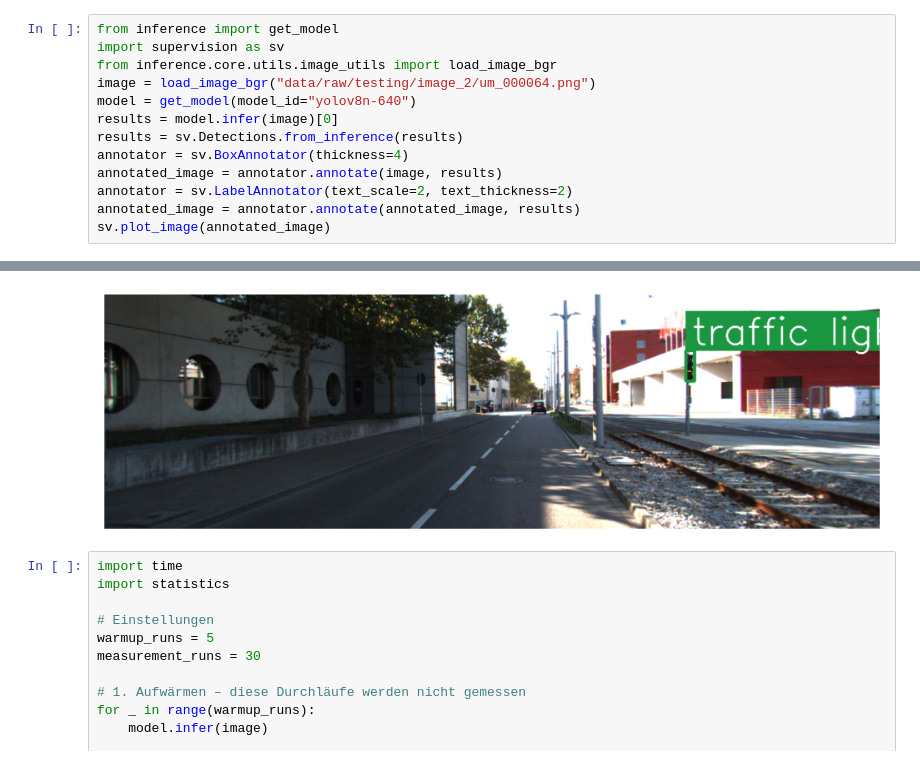
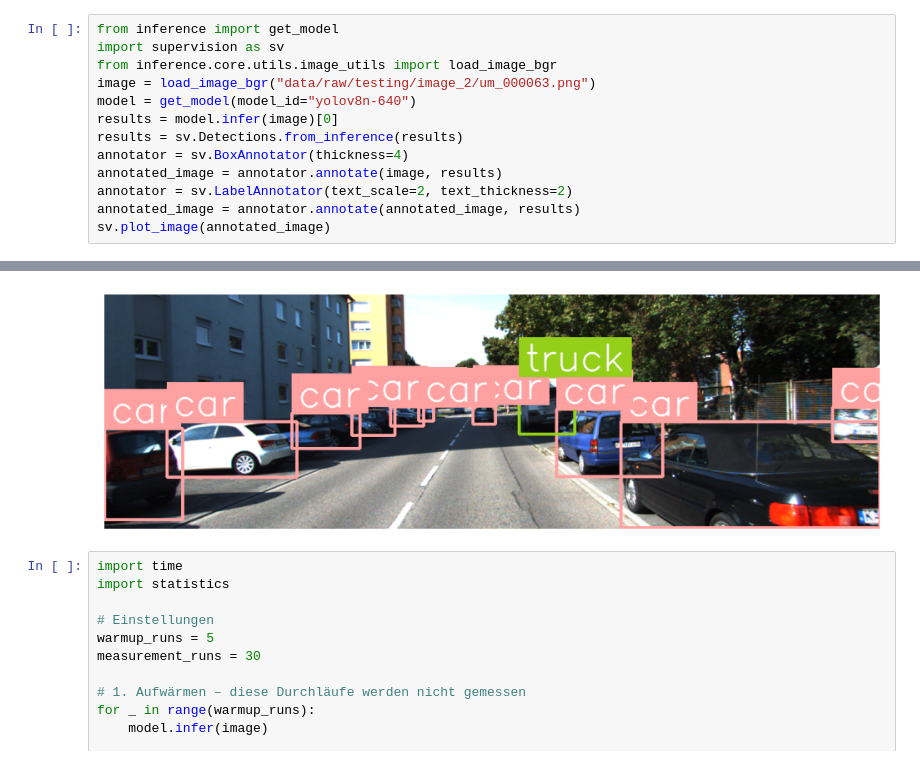
Before and after one commit to JakobHauswirth/intelligence-engineering-5, a Jupyter notebook: notebooks/YOLOv8 Model Deployment.ipynb, the cells around one changed output, grey strips where cells are left out. Drawn from its saved outputs; the diff is of its cells as text.

```diff
--- a/notebooks/YOLOv8 Model Deployment.ipynb
+++ b/notebooks/YOLOv8 Model Deployment.ipynb
@@ -2,7 +2,7 @@
 from inference import get_model
 import supervision as sv
 from inference.core.utils.image_utils import load_image_bgr
-image = load_image_bgr("data/raw/testing/image_2/um_000064.png")
+image = load_image_bgr("data/raw/testing/image_2/um_000063.png")
 model = get_model(model_id="yolov8n-640")
 results = model.infer(image)[0]
 results = sv.Detections.from_inference(results)
@@ -16,4 +16,4 @@ sv.plot_image(annotated_image)
-[figure, old version]
+[figure, new version]
 # %%
 import time
 import statistics
```
Also changed, not shown: parts of 1 cell of this notebook, 2 other files.
